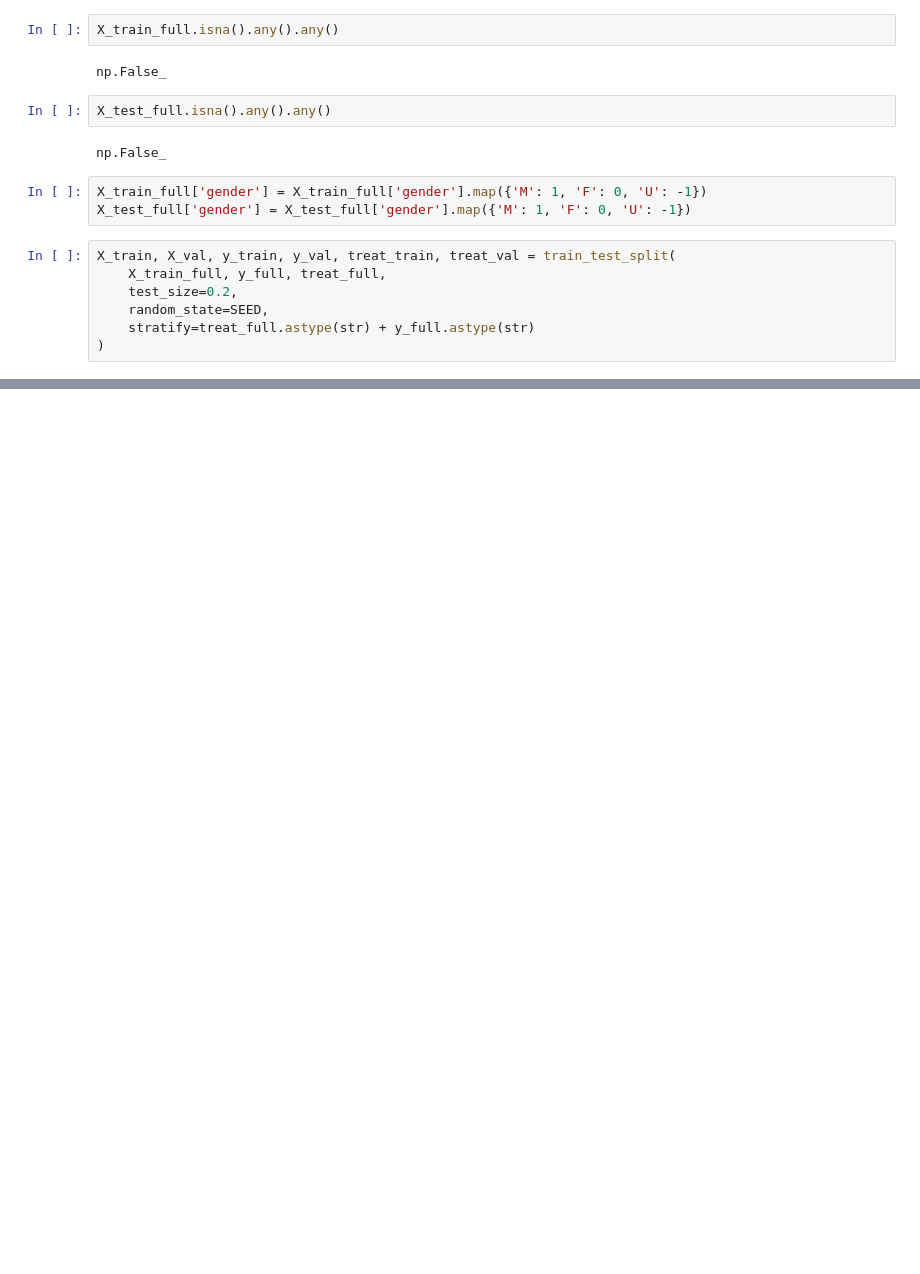
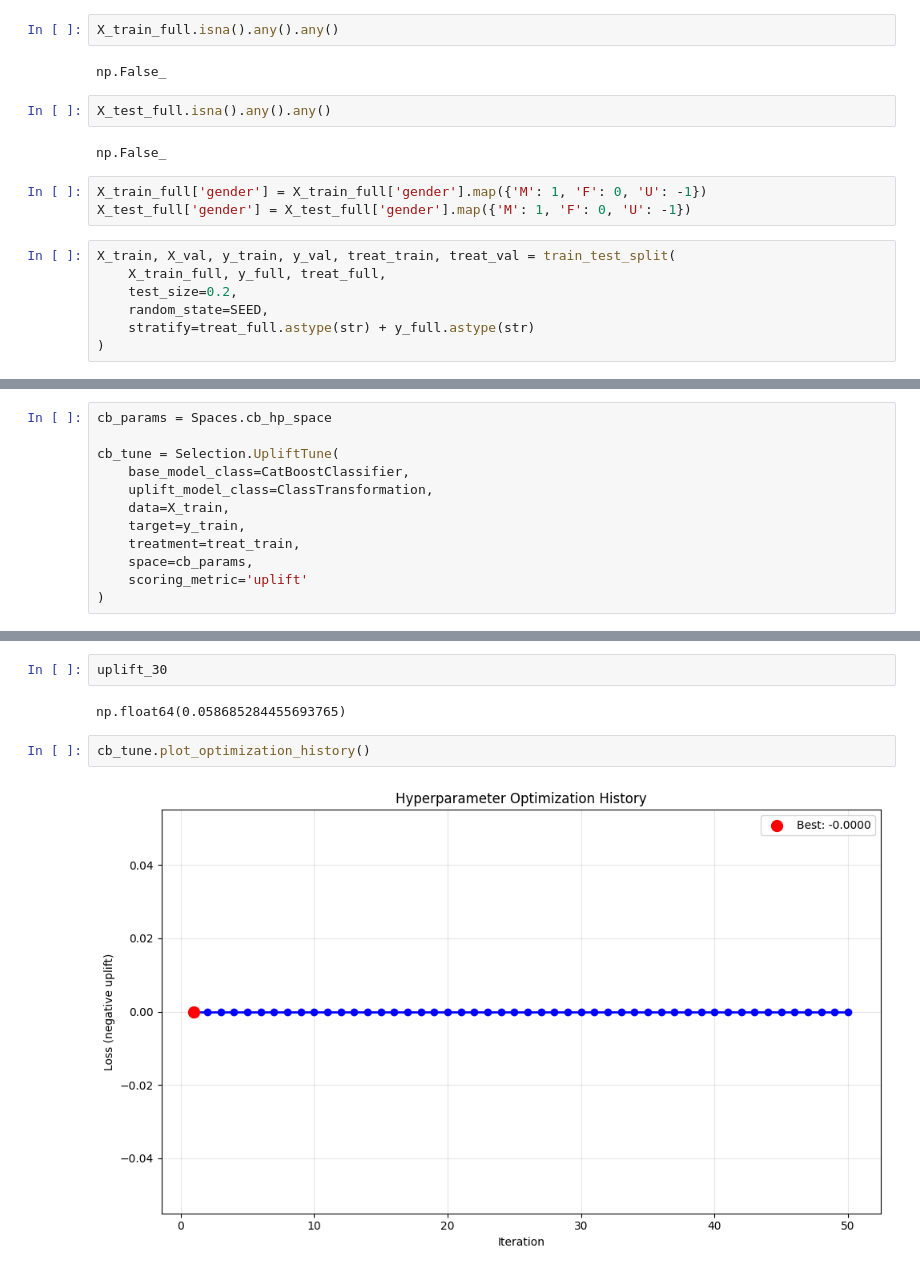
Before and after one commit to Romashka8/UpliftNinja, a Jupyter notebook: benchmarks.ipynb, the cells around one changed output, grey strips where cells are left out. Drawn from its saved outputs; the diff is of its cells as text; blank space fills up the shorter version.

Commit message:
🟨feat: tests with unstable uplift tune

```diff
--- a/benchmarks.ipynb
+++ b/benchmarks.ipynb
@@ -681,0 +686,12 @@ res
+# %%
+cb_params = Spaces.cb_hp_space
+
+cb_tune = Selection.UpliftTune(
+    base_model_class=CatBoostClassifier,
+    uplift_model_class=ClassTransformation,
+    data=X_train,
+    target=y_train,
+    treatment=treat_train,
+    space=cb_params,
+    scoring_metric='uplift'
+)
@@ -681,0 +714,8 @@ res
+# %%
+uplift_30
+# %% [output]
+np.float64(0.058685284455693765)
+# %%
+cb_tune.plot_optimization_history()
+# %% [output]
+[figure, added]
```
Also changed, not shown: parts of 11 cells of this notebook.
